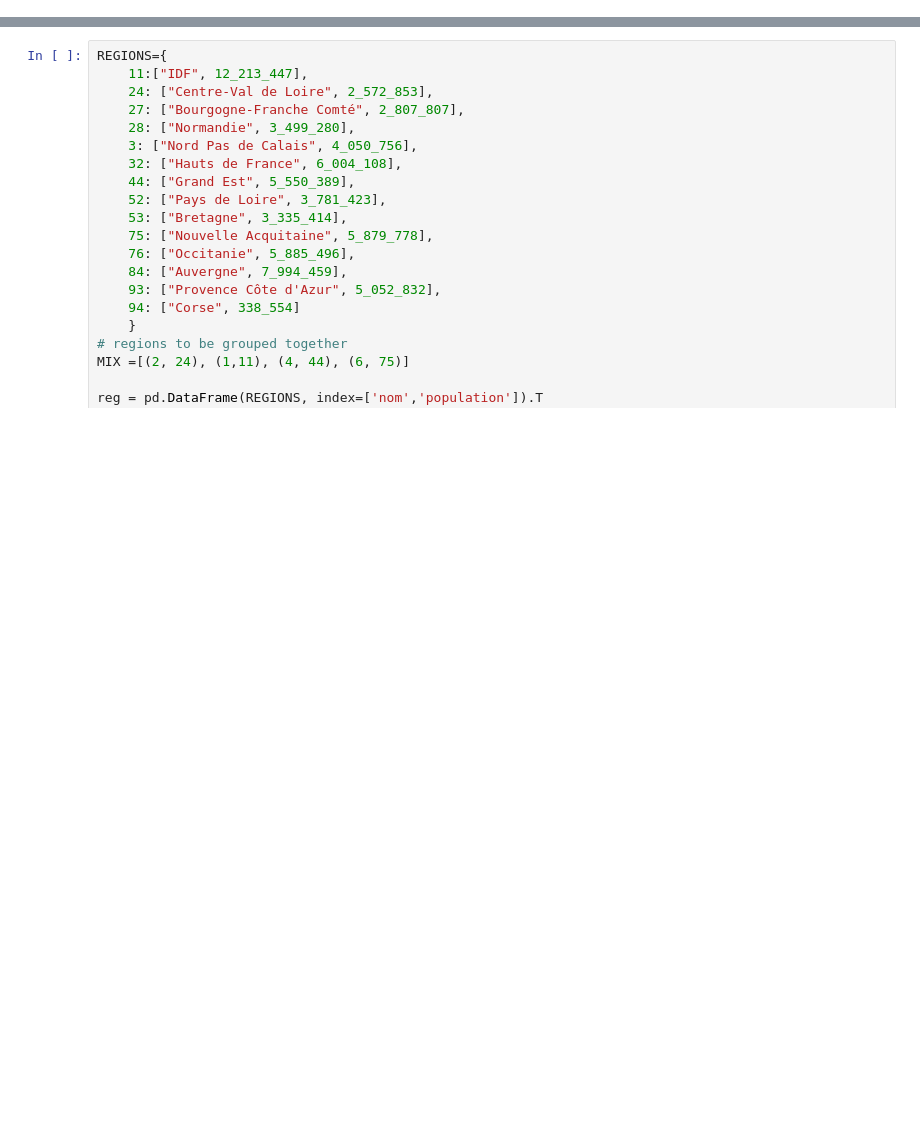
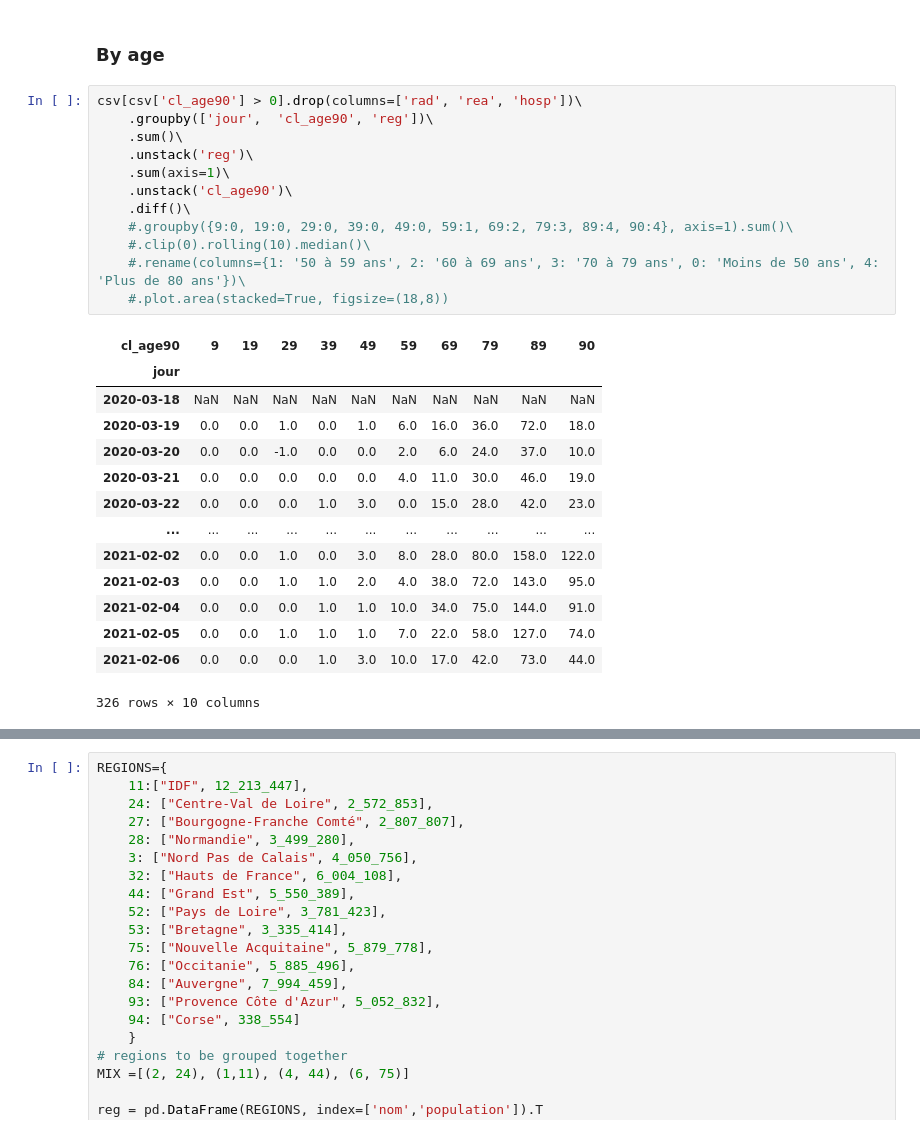
Before and after one commit to fguilleme/deces, a Jupyter notebook: covid-par-region.ipynb, the cells around one changed output, grey strips where cells are left out. Saved outputs shown, nothing was run; the diff lists cells and outputs as text; blank space fills up the shorter version.

```diff
--- a/covid-par-region.ipynb
+++ b/covid-par-region.ipynb
@@ -1,3 +80,32 @@
+# %% [markdown]
+### By age
+# %%
+csv[csv['cl_age90'] > 0].drop(columns=['rad', 'rea', 'hosp'])\
+    .groupby(['jour',  'cl_age90', 'reg'])\
+    .sum()\
+    .unstack('reg')\
+    .sum(axis=1)\
+    .unstack('cl_age90')\
+    .diff()\
+    #.groupby({9:0, 19:0, 29:0, 39:0, 49:0, 59:1, 69:2, 79:3, 89:4, 90:4}, axis=1).sum()\
+    #.clip(0).rolling(10).median()\
+    #.rename(columns={1: '50 à 59 ans', 2: '60 à 69 ans', 3: '70 à 79 ans', 0: 'Moins de 50 ans', 4: 'Plus de 80 ans'})\
+    #.plot.area(stacked=True, figsize=(18,8))
+# %% [output]
+| cl_age90 | 9 | 19 | 29 | 39 | 49 | 59 | 69 | 79 | 89 | 90 |
+| jour |  |  |  |  |  |  |  |  |  |  |
+| 2020-03-18 | NaN | NaN | NaN | NaN | NaN | NaN | NaN | NaN | NaN | NaN |
+| 2020-03-19 | 0.0 | 0.0 | 1.0 | 0.0 | 1.0 | 6.0 | 16.0 | 36.0 | 72.0 | 18.0 |
+| 2020-03-20 | 0.0 | 0.0 | -1.0 | 0.0 | 0.0 | 2.0 | 6.0 | 24.0 | 37.0 | 10.0 |
+| 2020-03-21 | 0.0 | 0.0 | 0.0 | 0.0 | 0.0 | 4.0 | 11.0 | 30.0 | 46.0 | 19.0 |
+| 2020-03-22 | 0.0 | 0.0 | 0.0 | 1.0 | 3.0 | 0.0 | 15.0 | 28.0 | 42.0 | 23.0 |
+| ... | ... | ... | ... | ... | ... | ... | ... | ... | ... | ... |
+| 2021-02-02 | 0.0 | 0.0 | 1.0 | 0.0 | 3.0 | 8.0 | 28.0 | 80.0 | 158.0 | 122.0 |
+| 2021-02-03 | 0.0 | 0.0 | 1.0 | 1.0 | 2.0 | 4.0 | 38.0 | 72.0 | 143.0 | 95.0 |
+| 2021-02-04 | 0.0 | 0.0 | 0.0 | 1.0 | 1.0 | 10.0 | 34.0 | 75.0 | 144.0 | 91.0 |
+| 2021-02-05 | 0.0 | 0.0 | 1.0 | 1.0 | 1.0 | 7.0 | 22.0 | 58.0 | 127.0 | 74.0 |
+| 2021-02-06 | 0.0 | 0.0 | 0.0 | 1.0 | 3.0 | 10.0 | 17.0 | 42.0 | 73.0 | 44.0 |
+326 rows × 10 columns
 # %%
 import pandas as pd
 import matplotlib.pyplot as plt
```
Also changed, not shown: parts of 7 cells of this notebook, 2 other files.
